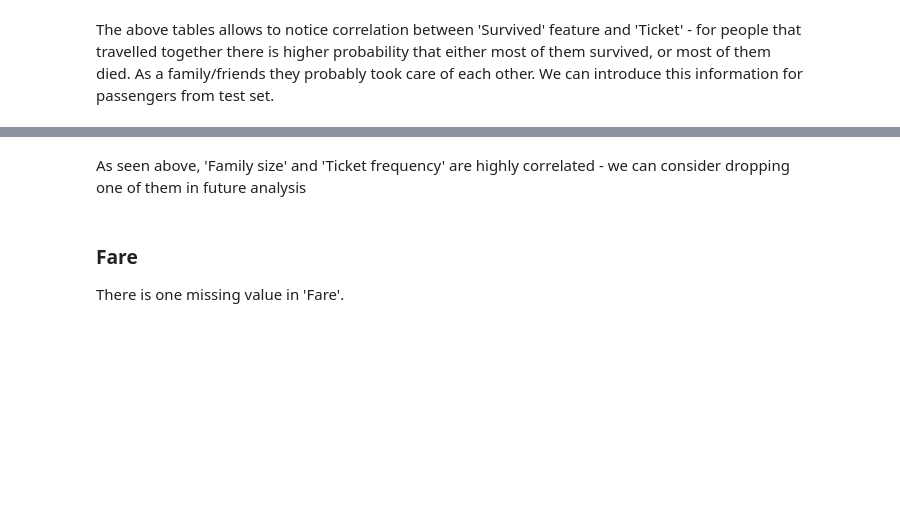
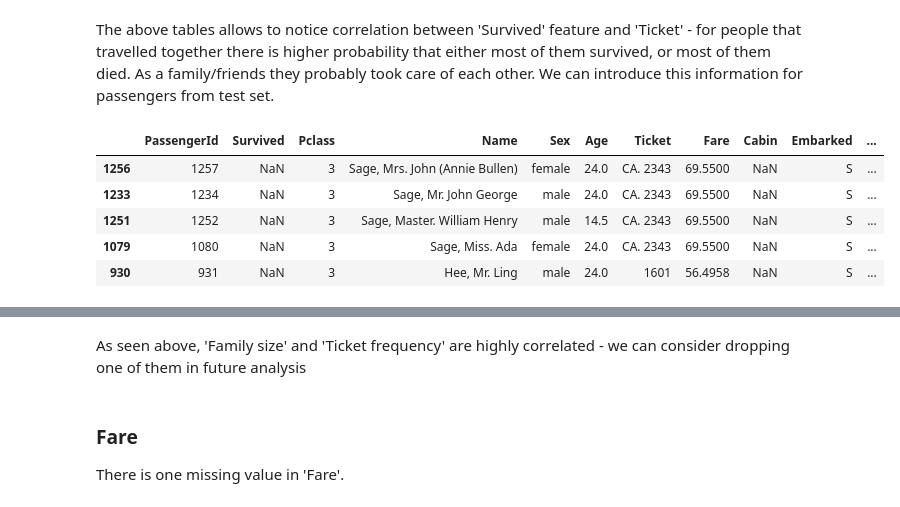
Before and after one commit to JoannaKG/Data-science-learning, a Jupyter notebook: Titanic/1. Exploratory Data Analysis.ipynb, the cells around one changed output, grey strips where cells are left out. Drawn from its saved outputs; the diff is of its cells as text; code cells hidden in the pictures; blank space fills up the shorter version.

```diff
--- a/Titanic/1. Exploratory Data Analysis.ipynb
+++ b/Titanic/1. Exploratory Data Analysis.ipynb
@@ -761,4 +761,13 @@ df_all.sort_values(by='Ticket', ascending=False).head(20)
 | 226 | 227 | 1.0 | 2 | Mellors, Mr. William John | male | 19.0 | SW/PP 751 | 10.500 | NaN | S | ... |
 # %% [markdown]
 The above tables allows to notice correlation between 'Survived' feature and 'Ticket' - for people that travelled together there is higher probability that either most of them survived, or most of them died. As a family/friends they probably took care of each other. We can introduce this information for passengers from test set.
+# %%
+df_all[df_all['Survived'].isnull()].sort_values(by='Ticket_frequency', ascending=False).head()
+# %% [output]
+|  | PassengerId | Survived | Pclass | Name | Sex | Age | Ticket | Fare | Cabin | Embarked | ... |
+| 1256 | 1257 | NaN | 3 | Sage, Mrs. John (Annie Bullen) | female | 24.0 | CA. 2343 | 69.5500 | NaN | S | ... |
+| 1233 | 1234 | NaN | 3 | Sage, Mr. John George | male | 24.0 | CA. 2343 | 69.5500 | NaN | S | ... |
+| 1251 | 1252 | NaN | 3 | Sage, Master. William Henry | male | 14.5 | CA. 2343 | 69.5500 | NaN | S | ... |
+| 1079 | 1080 | NaN | 3 | Sage, Miss. Ada | female | 24.0 | CA. 2343 | 69.5500 | NaN | S | ... |
+| 930 | 931 | NaN | 3 | Hee, Mr. Ling | male | 24.0 | 1601 | 56.4958 | NaN | S | ... |
 # %%
```
Also changed, not shown: parts of 24 cells of this notebook, 10 other files.
